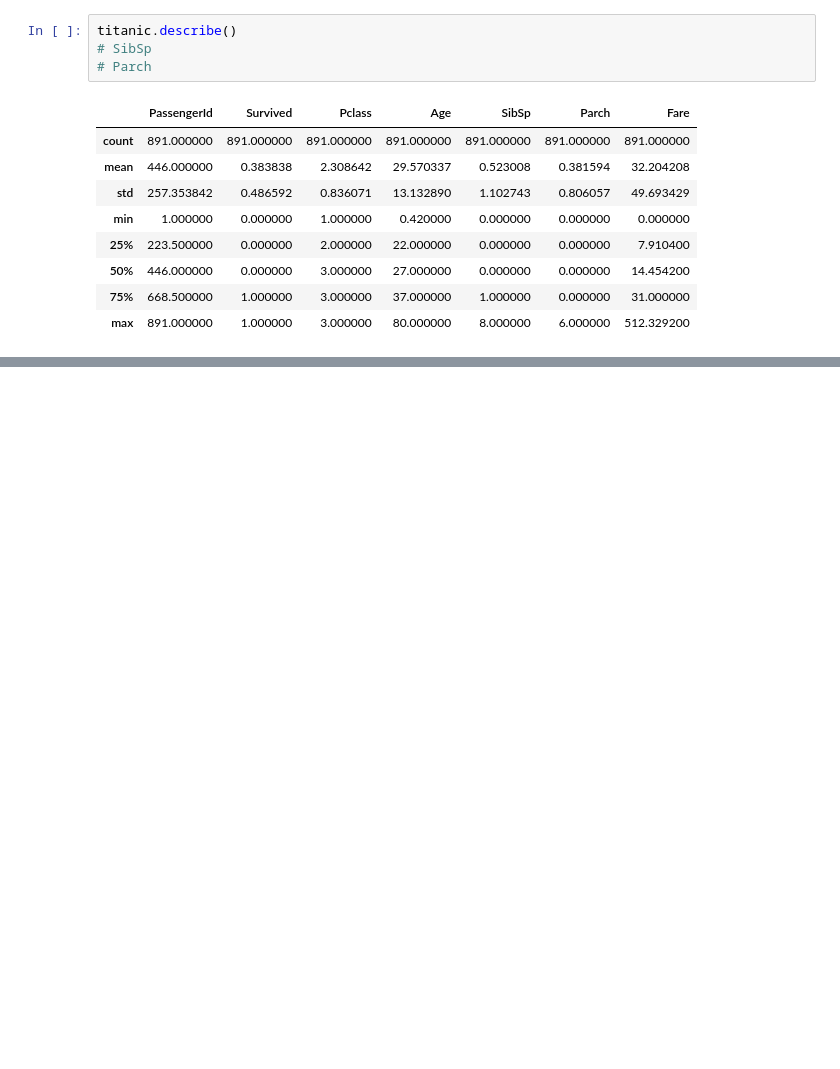
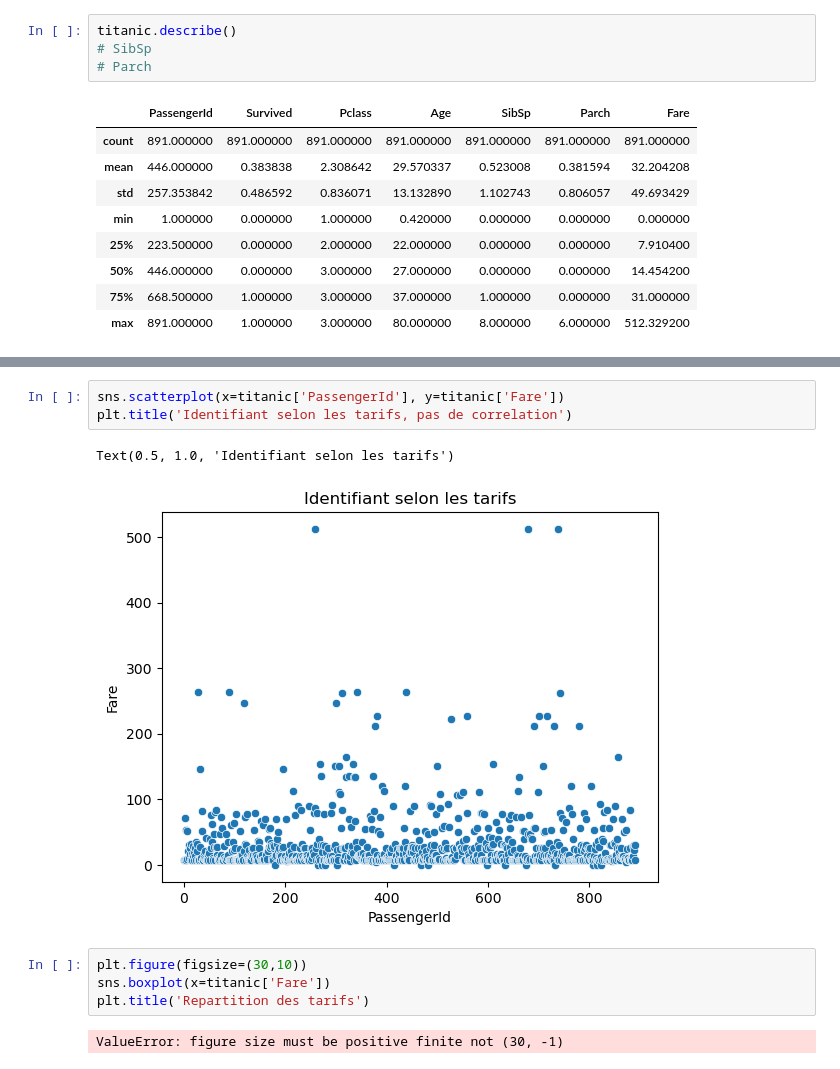
Before and after one commit to AntoineHazebrouck/modelisation-mathematique, a Jupyter notebook: tp6/tp6.ipynb, the cells around one changed output, grey strips where cells are left out. Drawn from its saved outputs; the diff is of its cells as text; blank space fills up the shorter version.

```diff
--- a/tp6/tp6.ipynb
+++ b/tp6/tp6.ipynb
@@ -582,0 +622,12 @@ titanic.describe()
+# %%
+sns.scatterplot(x=titanic['PassengerId'], y=titanic['Fare'])
+plt.title('Identifiant selon les tarifs, pas de correlation')
+# %% [output]
+Text(0.5, 1.0, 'Identifiant selon les tarifs')
+[figure, added]
+# %%
+plt.figure(figsize=(30,10))
+sns.boxplot(x=titanic['Fare'])
+plt.title('Repartition des tarifs')
+# %% [output]
+ValueError: figure size must be positive finite not (30, -1)
```
Also changed, not shown: parts of 8 cells of this notebook.
